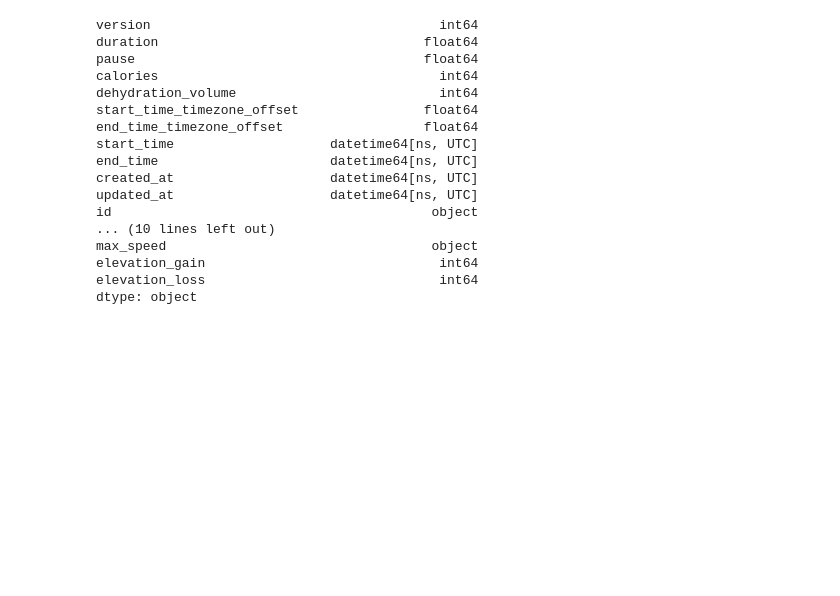
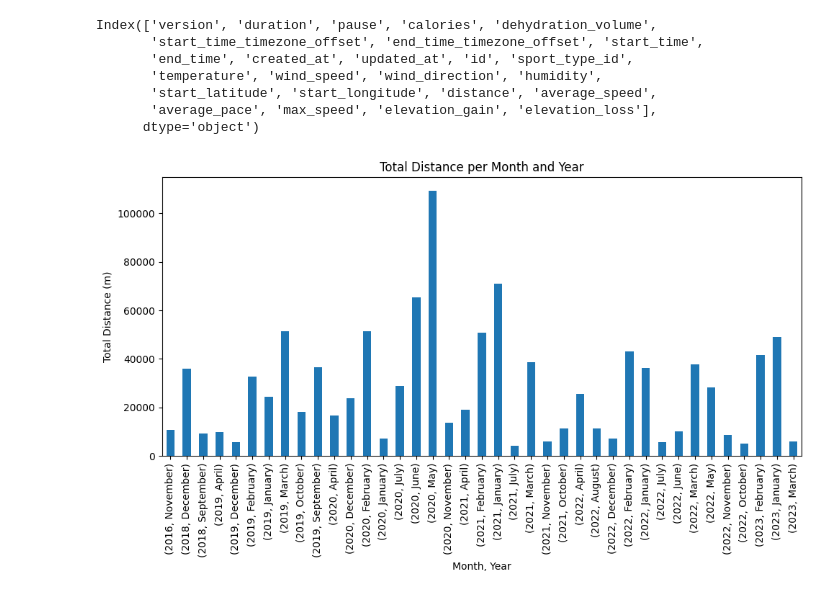
Before and after one commit to nuentsa/cloud-data-tools, a Jupyter notebook: runtastic_data/extract_and_load_adidas_running_data.ipynb, the cells around one changed output. Cells and saved outputs as stored; diff of their text form; code cells hidden in the pictures; blank space fills up the shorter version.

Commit message:
Plot some duration and distance statistics in the  runtastic notebook

```diff
--- a/runtastic_data/extract_and_load_adidas_running_data.ipynb
+++ b/runtastic_data/extract_and_load_adidas_running_data.ipynb
@@ -391,20 +319,10 @@ sessions_df.describe()
 # %%
-sessions_df.dtypes
+sessions_df.columns
 # %% [output]
-version                                     int64
-duration                                  float64
-pause                                     float64
-calories                                    int64
-dehydration_volume                          int64
-start_time_timezone_offset                float64
-end_time_timezone_offset                  float64
-start_time                    datetime64[ns, UTC]
-end_time                      datetime64[ns, UTC]
-created_at                    datetime64[ns, UTC]
-updated_at                    datetime64[ns, UTC]
-id                                         object
-... (10 lines left out)
-max_speed                                  object
-elevation_gain                              int64
-elevation_loss                              int64
-dtype: object
+Index(['version', 'duration', 'pause', 'calories', 'dehydration_volume',
+       'start_time_timezone_offset', 'end_time_timezone_offset', 'start_time',
+       'end_time', 'created_at', 'updated_at', 'id', 'sport_type_id',
+       'temperature', 'wind_speed', 'wind_direction', 'humidity',
+       'start_latitude', 'start_longitude', 'distance', 'average_speed',
+       'average_pace', 'max_speed', 'elevation_gain', 'elevation_loss'],
+      dtype='object')
@@ -479,0 +329,23 @@ files.download(excel_filepath)
+# %%
+# @title Total Distance per month
+import calendar
+
+# Extract month and year from start_time and create new columns 'month' and 'year'
+sessions_df['month'] = sessions_df['start_time'].dt.month
+sessions_df['year'] = sessions_df['start_time'].dt.year
+
+# Map month number to month name
+sessions_df['month'] = sessions_df['month'].apply(lambda x: calendar.month_name[x])
+
+# Group activity per month and year and calculate sum of distance
+distance_per_month_year = sessions_df.groupby(['year', 'month'])['distance'].sum()
+
+# Plot sum of distance per month
+plt.figure(figsize=(12, 8))  # Adjust figure size
+distance_per_month_year.plot(kind='bar', xlabel='Month, Year', ylabel='Total Distance (m)', title='Total Distance per Month and Year', figsize=(10, 6))
+plt.xticks(rotation=90)
+plt.tight_layout()  # Adjust layout
+
+plt.show()
+# %% [output]
+[figure, added]
```
Also changed, not shown: parts of 15 cells of this notebook.
